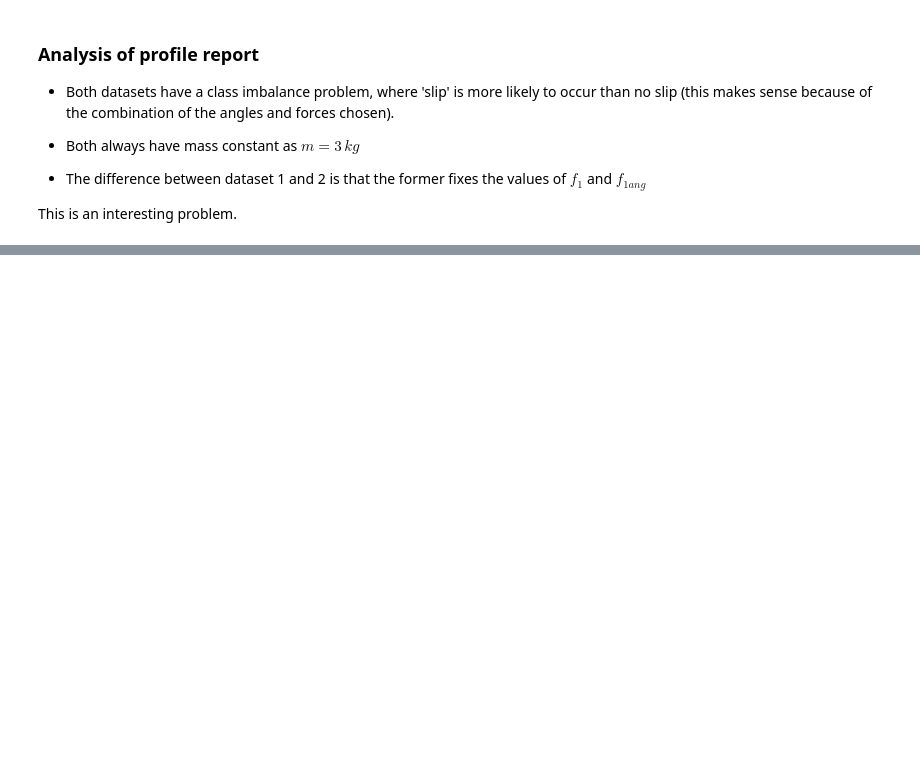
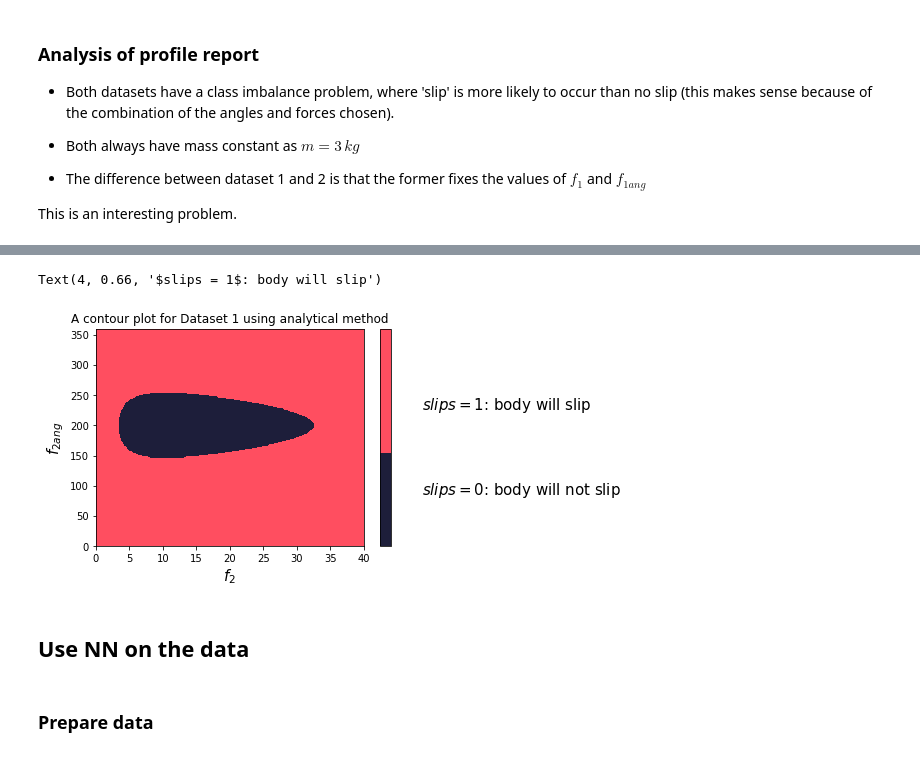
Before and after one commit to namiyousef/Intro_to_ML, a Jupyter notebook: Extra_Work/Tutorial10_Submission.ipynb, the cells around one changed output, grey strips where cells are left out. Drawn from its saved outputs; the diff is of its cells as text; code cells hidden in the pictures; blank space fills up the shorter version.

```diff
--- a/Extra_Work/Tutorial10_Submission.ipynb
+++ b/Extra_Work/Tutorial10_Submission.ipynb
@@ -70,0 +166,32 @@ This is an interesting problem.
+# %%
+lines, Xgrid, axes = gridspacer([0,40, 200],[0, 360, 200])
+vertical_forces = np.sin(20 * np.pi / 180) * 18 + np.sin(Xgrid[:,1] * np.pi /180) * Xgrid[:,0]
+horizontal_forces = np.cos(20 * np.pi / 180) * 18 + np.cos(Xgrid[:,1] * np.pi /180) * Xgrid[:,0]
+yhat = \
+(np.sqrt(vertical_forces ** 2 + horizontal_forces ** 2) > 0.5 * 3 * 9.81).astype(int)
+
+yhat = reshape_by_component(yhat, *axes)
+
+
+cMap = ListedColormap(['#1d1e3a','#ff4e60'])
+
+plt.contourf(*axes, yhat, cmap = cMap)
+plt.title('A contour plot for Dataset 1 using analytical method')
+plt.ylabel('$f_{2ang}$', fontsize = 15)
+plt.xlabel('$f_2$',fontsize = 15)
+
+
+
+#legend
+cbar = plt.colorbar()
+
+cbar.ax.get_yaxis().set_ticks([])
+cbar.ax.text(4, 0.25,'$slips = 0$: body will not slip', fontsize = 15)
+cbar.ax.text(4, 0.66,'$slips = 1$: body will slip', fontsize = 15)
+# %% [output]
+Text(4, 0.66, '$slips = 1$: body will slip')
+[figure, added]
+# %% [markdown]
+## Use NN on the data
+# %% [markdown]
+### Prepare data
```
Also changed, not shown: parts of 14 cells of this notebook.
